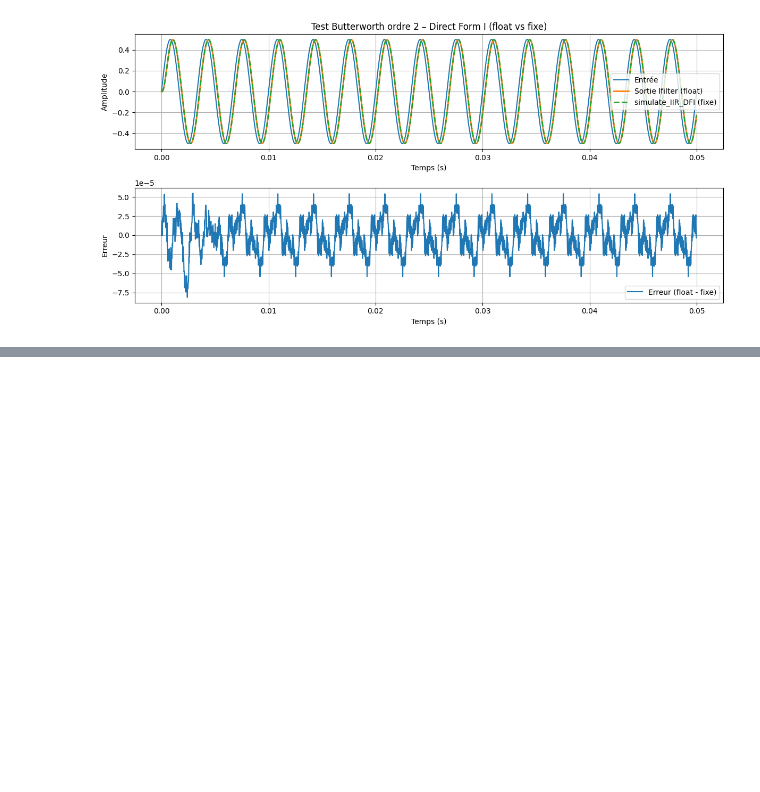
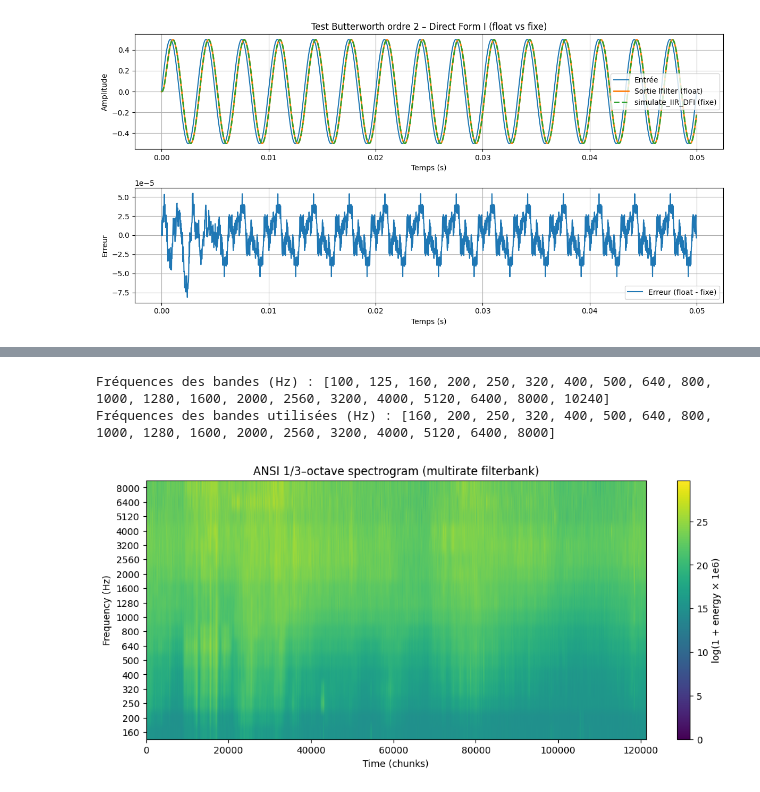
Before and after one commit to Sawlyer/SIR, a Jupyter notebook: design_filters_1_3_octave.ipynb, the cells around one changed output, grey strips where cells are left out. Saved outputs shown, nothing was run; the diff lists cells and outputs as text; code cells hidden in the pictures; blank space fills up the shorter version.

```diff
--- a/design_filters_1_3_octave.ipynb
+++ b/design_filters_1_3_octave.ipynb
@@ -994,0 +1112,8 @@ a = [ 1.         -1.81534108  0.83100559]
+# %%
+fb = FilterBank(
+    FIRFilter(F39_int, scale_F39),
+    FIRFilter(F38_int, scale_F38),
+    FIRFilter(F37_int, scale_F37),
+    FIRFilter(D_int,   scale_D),
+    nb_octaves=6
+)
@@ -994,0 +1159,40 @@ a = [ 1.         -1.81534108  0.83100559]
+# %%
+fs, x = wavfile.read("test.wav")
+
+# Convertir en mono si stéréo
+if x.ndim > 1:
+    x = np.mean(x, axis=1)
+
+x = x.astype(np.int64)
+
+outputs = fb.evaluate(x)
+energies = compute_y_square_sum(outputs)
+
+np.savetxt("y_square_sum.txt", energies)
+# %%
+def plot_ansi_spectrogram(energies):
+
+    # fréquences centrales des bandes 1/3 octave selon le standard ANSI S1.11
+    freq_labels = [100,125,160]
+    for _ in range(1,7):
+        freq_labels += list((np.array(freq_labels[-3:])*2).astype(int))
+
+    print("Fréquences des bandes (Hz) :", freq_labels)
+    freq_labels = freq_labels[2:-1]  # même indexation que le Julia
+    print("Fréquences des bandes utilisées (Hz) :", freq_labels)
+
+    plt.figure(figsize=(12,5))
+    plt.imshow(np.log1p(1e6*np.abs(energies)),
+               aspect="auto", origin="lower")
+    plt.colorbar(label="log(1 + energy × 1e6)")
+    plt.yticks(np.arange(18), freq_labels)
+    plt.xlabel("Time (chunks)")
+    plt.ylabel("Frequency (Hz)")
+    plt.title("ANSI 1/3–octave spectrogram (multirate filterbank)")
+    plt.show()
+
+plot_ansi_spectrogram(energies)
+# %% [output]
+Fréquences des bandes (Hz) : [100, 125, 160, 200, 250, 320, 400, 500, 640, 800, 1000, 1280, 1600, 2000, 2560, 3200, 4000, 5120, 6400, 8000, 10240]
+Fréquences des bandes utilisées (Hz) : [160, 200, 250, 320, 400, 500, 640, 800, 1000, 1280, 1600, 2000, 2560, 3200, 4000, 5120, 6400, 8000]
+[figure, added]
```
Also changed, not shown: parts of 9 cells of this notebook, 1 other file.
